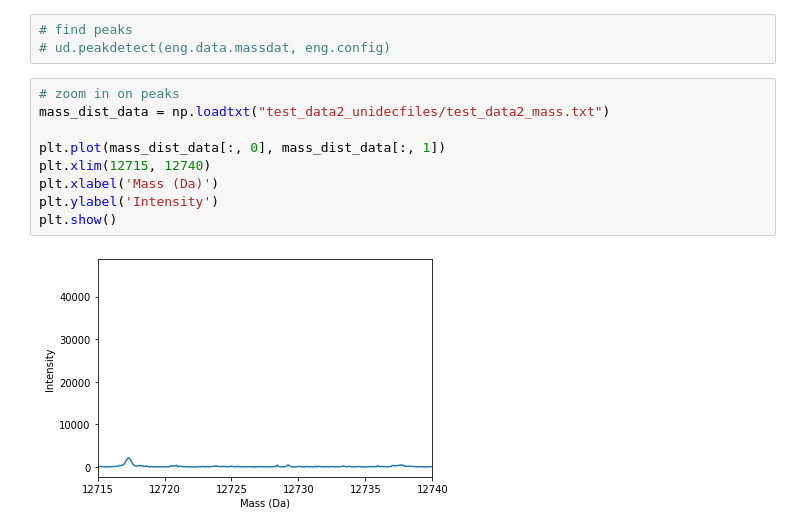
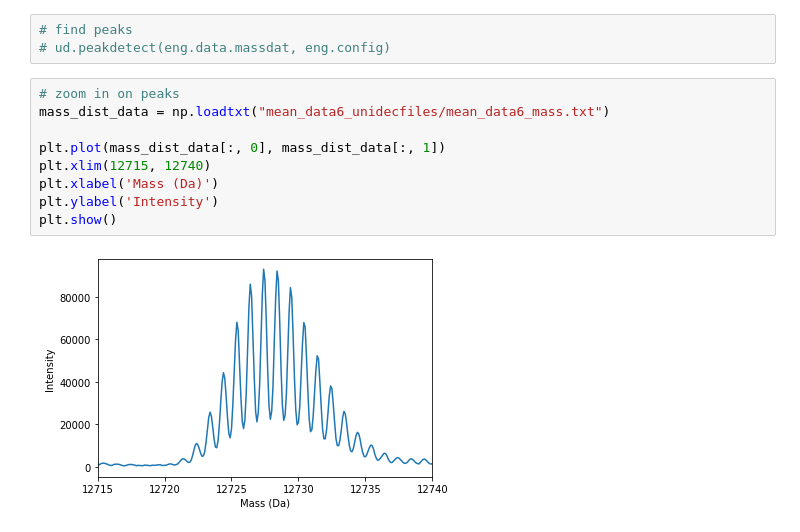
Before and after one commit to lawrencecollins/MS-Analysis, a Jupyter notebook: decon_final.ipynb, the cells around one changed output. Drawn from its saved outputs; the diff is of its cells as text.

```diff
--- a/decon_final.ipynb
+++ b/decon_final.ipynb
@@ -75,15 +75,15 @@ plt.show()
 # ud.peakdetect(eng.data.massdat, eng.config)
 # %%
 # zoom in on peaks
-mass_dist_data = np.loadtxt("test_data2_unidecfiles/test_data2_mass.txt")
+mass_dist_data = np.loadtxt("mean_data6_unidecfiles/mean_data6_mass.txt")
 
 plt.plot(mass_dist_data[:, 0], mass_dist_data[:, 1])
 plt.xlim(12715, 12740)
 plt.xlabel('Mass (Da)')
 plt.ylabel('Intensity')
 plt.show()
 # %% [output]
-[figure, old version]
+[figure, new version]
 # %%
 # pick peaks and extract peak info
 eng.pick_peaks()
```
Also changed, not shown: parts of 7 cells of this notebook, 15 other files.
